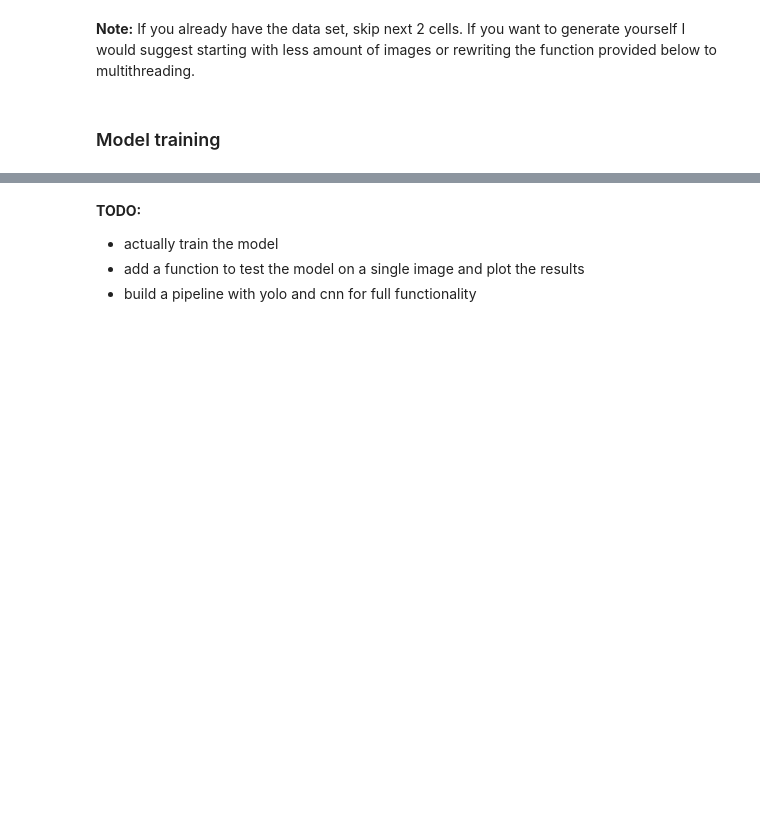
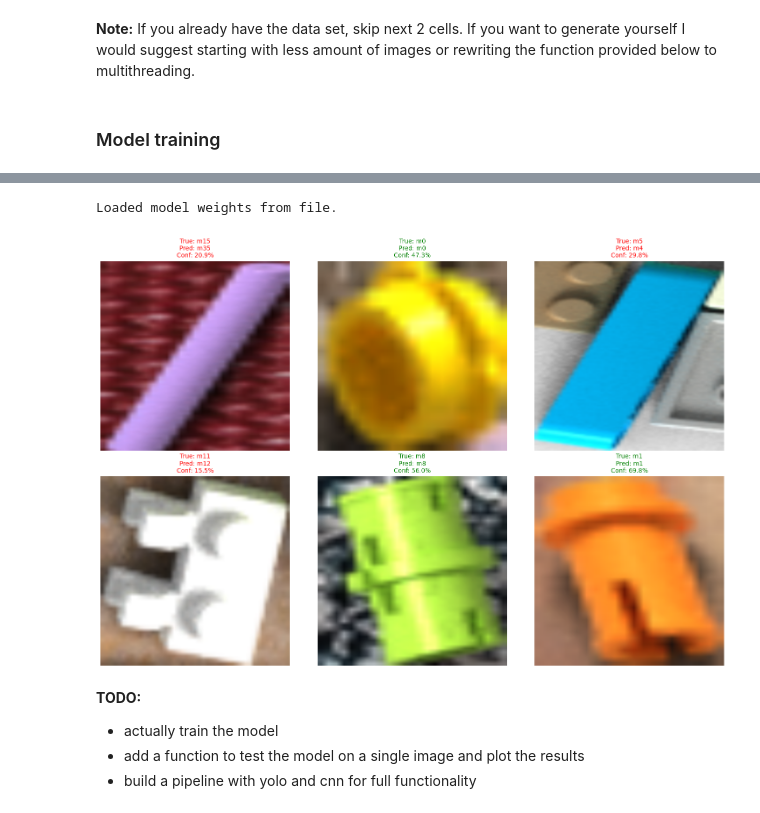
Before and after one commit to LEGORecognition/MainProject, a Jupyter notebook: lego_cnn.ipynb, the cells around one changed output, grey strips where cells are left out. Cells and saved outputs as stored; diff of their text form; code cells hidden in the pictures; blank space fills up the shorter version.

```diff
--- a/lego_cnn.ipynb
+++ b/lego_cnn.ipynb
@@ -164,7 +169,11 @@ dataloaders = {
     'test':
     torch.utils.data.DataLoader(image_datasets['test'],
                                 batch_size=32,
-                                shuffle=False, num_workers=4)
+                                shuffle=False, num_workers=4),
+    'test_shuffled':
+    torch.utils.data.DataLoader(image_datasets['test'],
+                                batch_size=32,
+                                shuffle=True, num_workers=4)
 }
 # %%
 # Create a ResNet50 model and put it on the GPU
@@ -255,8 +264,75 @@ state_dict = torch.load('models/color_cnn.pt')
 model.load_state_dict(state_dict)
 print("Loaded model weights from file.")
 
-model_trained = train_model(model, criterion, optimizer)
-torch.save(model_trained.state_dict(), 'models/color_cnn.pt')
+# model_trained = train_model(model, criterion, optimizer)
+# torch.save(model_trained.state_dict(), 'models/color_cnn.pt')
+# %% [output]
+Loaded model weights from file.
+# %%
+import matplotlib.pyplot as plt
+
+def test_model_on_images(model, num_images=6):
+    model.eval()
+
+    # Get a batch of test images
+    dataiter = iter(dataloaders['test_shuffled'])
+    images, labels = next(dataiter)
+
+    # Move to device
+    images = images.to(device)
+    labels = labels.to(device)
+
+    # Get predictions
+    with torch.no_grad():
+        outputs = model(images)
+        _, predicted = torch.max(outputs, 1)
+        probabilities = torch.nn.functional.softmax(outputs, dim=1)
+
+    # Move back to CPU for plotting
+    images = images.cpu()
+    labels = labels.cpu()
+    predicted = predicted.cpu()
+    probabilities = probabilities.cpu()
+
+    # Create subplot
+    fig, axes = plt.subplots(2, 3, figsize=(15, 10))
+    axes = axes.ravel()
+
+    # Denormalize images for display
+    mean = torch.tensor([0.485, 0.456, 0.406])
+    std = torch.tensor([0.229, 0.224, 0.225])
+
+    for i in range(min(num_images, len(images))):
+        # Denormalize image
+        img = images[i].clone()
+        for t, m, s in zip(img, mean, std):
+            t.mul_(s).add_(m)
+        img = torch.clamp(img, 0, 1)
+
+        # Convert to numpy and transpose for matplotlib
+        img_np = img.permute(1, 2, 0).numpy()
+
+        # Plot image
+        axes[i].imshow(img_np)
+        axes[i].axis('off')
+
+        # Get class names
+        true_class = color_classes[labels[i]]
+        pred_class = color_classes[predicted[i]]
+        confidence = probabilities[i][predicted[i]] * 100
+
+        # Set title with prediction info
+        title_color = 'green' if labels[i] == predicted[i] else 'red'
+        axes[i].set_title(f'True: {true_class}\nPred: {pred_class}\nConf: {confidence:.1f}%',
+                         color=title_color, fontsize=10)
+
+    plt.tight_layout()
+    plt.show()
+
+# Test the model
+test_model_on_images(model, num_images=6)
+# %% [output]
+[figure, added]
 # %% [markdown]
 **TODO:**
 
```
Also changed, not shown: parts of 2 cells of this notebook, 1 other file.
